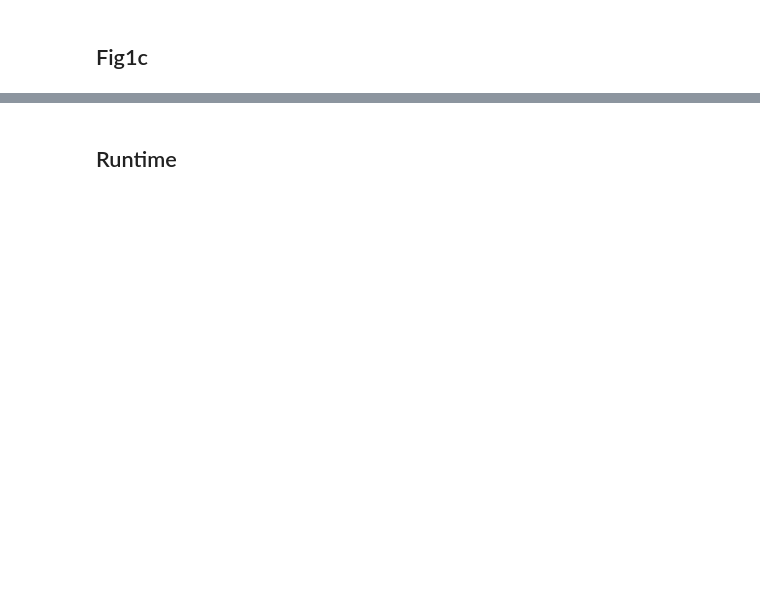
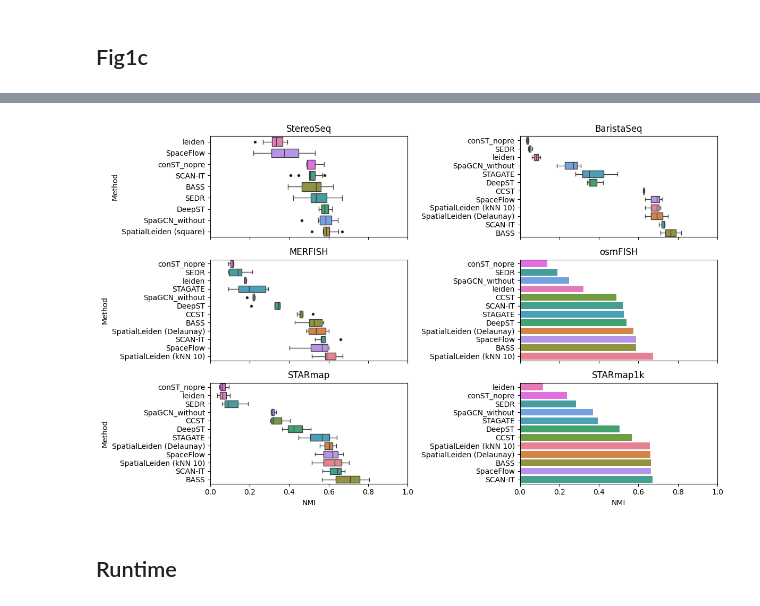
Before and after one commit to HiDiHlabs/SpatialLeiden-Study, a Jupyter notebook: 3_Fig.ipynb, the cells around one changed output, grey strips where cells are left out. Drawn from its saved outputs; the diff is of its cells as text; code cells hidden in the pictures; blank space fills up the shorter version.

```diff
--- a/3_Fig.ipynb
+++ b/3_Fig.ipynb
@@ -384,11 +357,7 @@ nmi_dlpfc.columns.name = None
 sdmbench_metrics = (
     pd.read_excel(data_dir / "sdmbench_metrics.xlsx")
     .iloc[:, 3:]
-    .loc[
-        lambda df: df["DataName"].isin(
-            nmi_dlpfc.index.tolist() + metadata.index.tolist()
-        )
-    ]
+    .loc[lambda df: df["DataName"].isin(metadata.index.tolist())]
     .loc[lambda df: df["Method"] != "louvain"]
 )
 
@@ -435,7 +404,6 @@ nmi_spatialleiden = (
 nmi = pd.concat(
     [
         nmi_spatialleiden,
-        nmi_dlpfc,
         sdmbench_metrics.loc[:, ["DataName", "Replicate", "Biotech", "Method", "NMI"]]
         .groupby(["DataName", "Method", "Biotech"])
         .agg({"NMI": "median"})
@@ -504,8 +430,0 @@ def nmi_plot(df, technology, **kwargs):
-# %%
-nmi.loc[lambda df: df["neighbors"] == "10", "neighbors"] = (
-    "kNN" + nmi.loc[lambda df: df["neighbors"] == "10", "neighbors"]
-)
-
-nmi.loc[lambda df: df["Method"] == "SpatialLeiden", "Method"] = nmi.loc[
-    lambda df: df["Method"] == "SpatialLeiden"
-].assign(method=lambda df: df["Method"] + " (" + df["neighbors"] + ")")["method"]
@@ -523,3 +431,34 @@ for technology in nmi.Biotech.unique():
+# %%
+nmi = nmi.assign(
+    neighbors=lambda df: df["neighbors"].replace(
+        {"10": "kNN 10", "delaunay": "Delaunay", "grid4": "square"}
+    )
+)
+
+nmi.loc[lambda df: df["Method"] == "SpatialLeiden", "Method"] = nmi.loc[
+    lambda df: df["Method"] == "SpatialLeiden"
+].assign(method=lambda df: df["Method"] + " (" + df["neighbors"] + ")")["method"]
+# %%
+fig1c, axs = plt.subplots(nrows=3, ncols=2, figsize=(12, 7.5), sharex=True)
+
+methods = nmi.Method.unique()
+cmap = {m: c for m, c in zip(methods, sns.color_palette("husl", len(methods)))}
+
+nmi_plot(nmi, "StereoSeq", axs[0, 0], cmap)
+nmi_plot(nmi, "BaristaSeq", axs[0, 1], cmap)
+nmi_plot(nmi, "MERFISH", axs[1, 0], cmap)
+nmi_plot(nmi, "osmFISH", axs[1, 1], cmap)
+nmi_plot(nmi, "STARmap", axs[2, 0], cmap)
+nmi_plot(nmi, "STARmap1k", axs[2, 1], cmap)
+
+axs[0, 1].set(ylabel=None)
+axs[1, 1].set(ylabel=None)
+axs[2, 1].set(ylabel=None)
+
+fig1c.tight_layout()
+fig1c.savefig(fig_dir / "Fig1c.pdf", dpi=600)
+# %% [output]
+[figure, added]
 # %% [markdown]
 ## Runtime
 # %%
```
Also changed, not shown: parts of 8 cells of this notebook, 1 other file.
